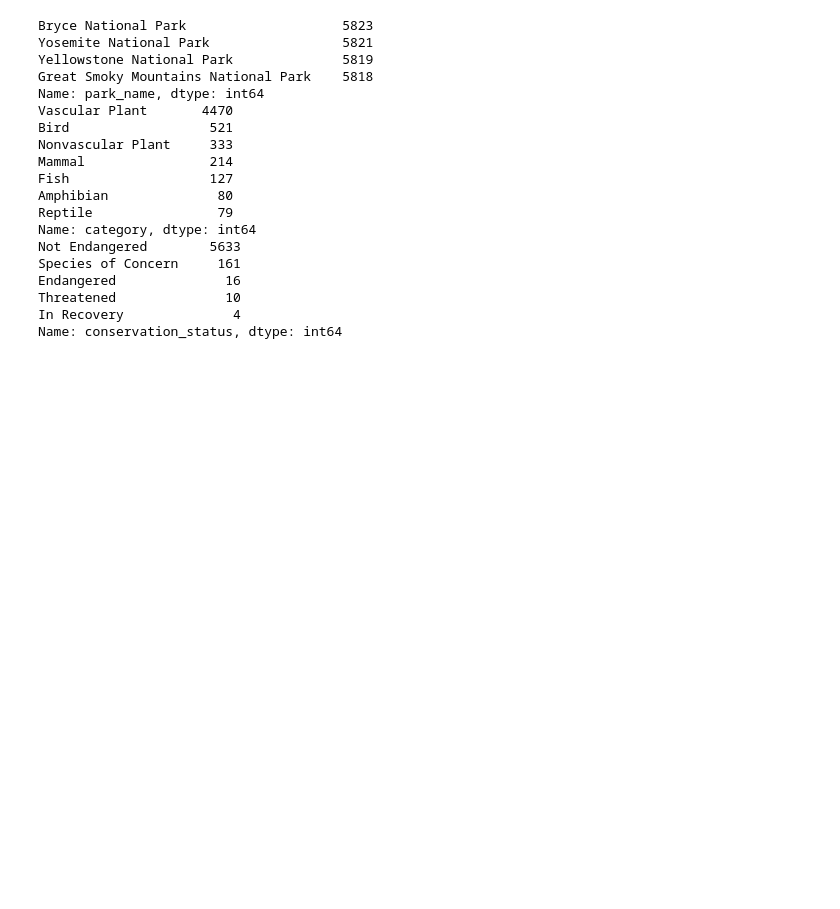
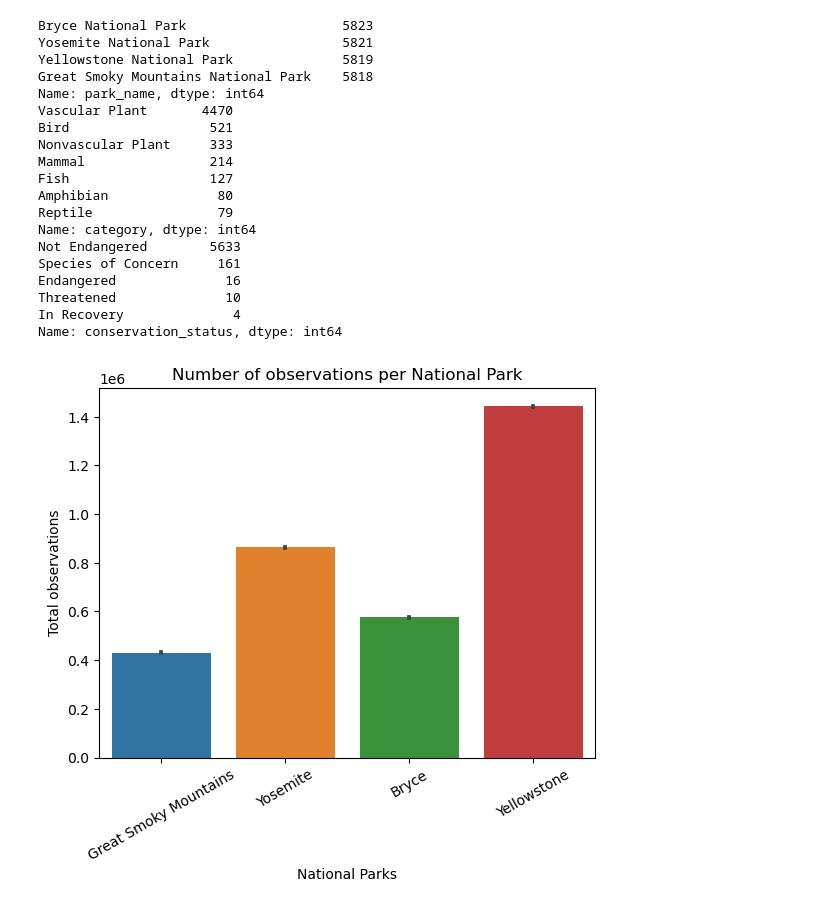
Before and after one commit to Claudio-AhumadaL/Biodiversity_Claudio-AhumadaL, a Jupyter notebook: Biodiversity_Claudio-AhumadaL.ipynb, the cells around one changed output. Drawn from its saved outputs; the diff is of its cells as text; code cells hidden in the pictures; blank space fills up the shorter version.

Commit message:
Add barplot of observations per natural park
Add barplot of total observations per national park (observations_data.csv)

```diff
--- a/Biodiversity_Claudio-AhumadaL.ipynb
+++ b/Biodiversity_Claudio-AhumadaL.ipynb
@@ -139,3 +139,15 @@ Endangered              16
 Threatened              10
 In Recovery              4
 Name: conservation_status, dtype: int64
+# %%
+# Initial Visualization - Number of observations per national park
+
+obs_count = sns.barplot(data=observations_data, x = "park_name", y = "observations", estimator = sum)
+obs_count.set_xticks(range(0,4))
+obs_count.set_xticklabels(labels = ["Great Smoky Mountains", "Yosemite", "Bryce", "Yellowstone"], rotation = 30)
+plt.title("Number of observations per National Park")
+plt.xlabel("National Parks")
+plt.ylabel("Total observations")
+plt.show()
+# %% [output]
+[figure, added]
```
